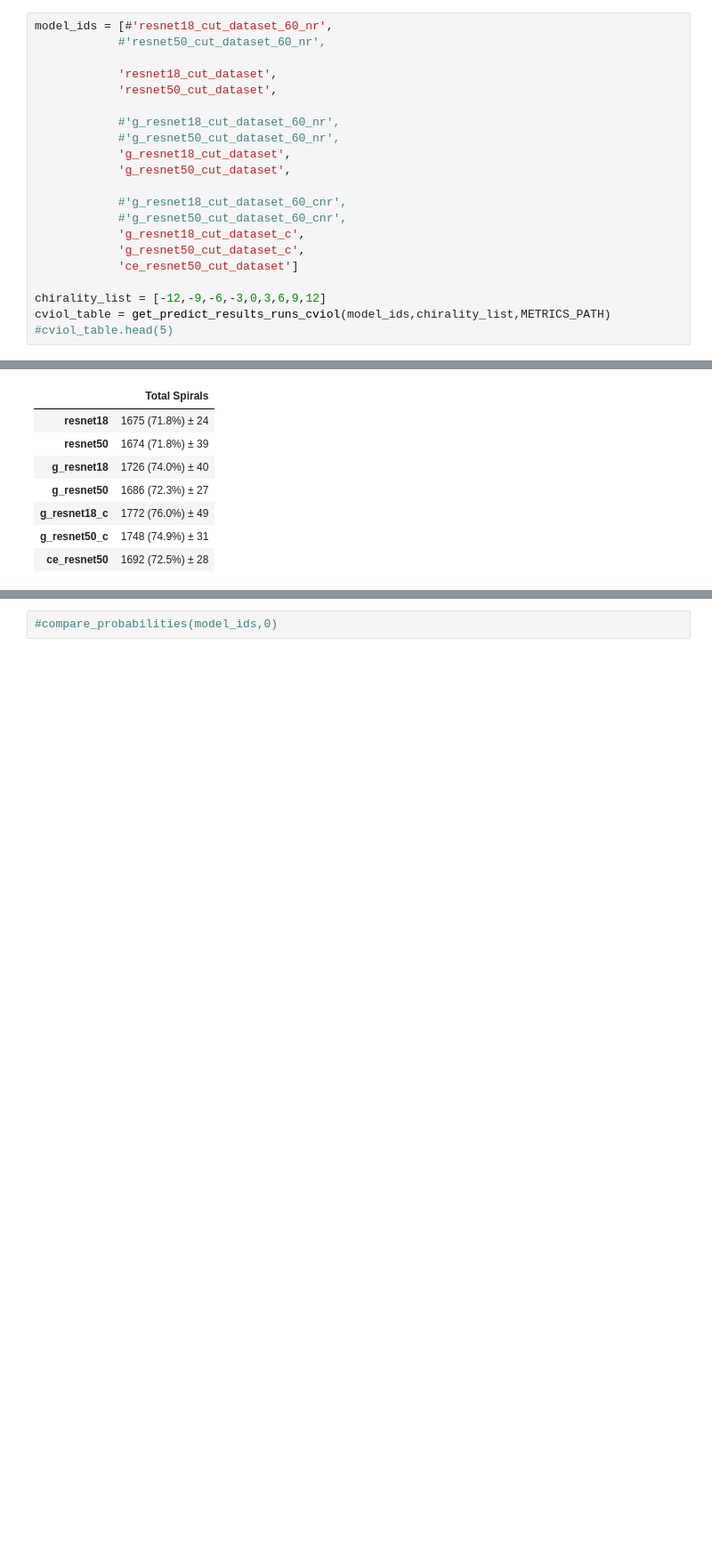
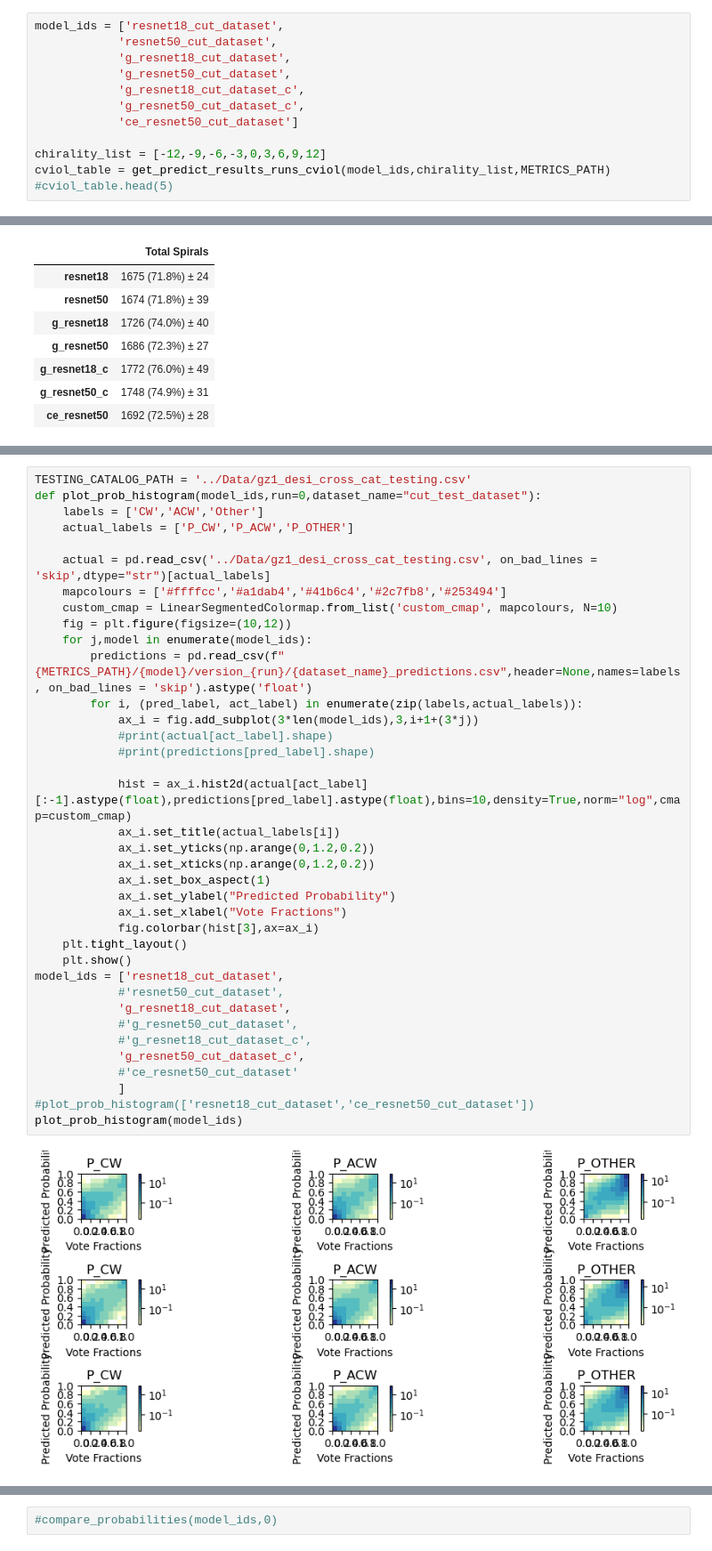
Before and after one commit to neil-power/mphys-galaxy, a Jupyter notebook: Code/model_metrics.ipynb, the cells around one changed output, grey strips where cells are left out. Shown at 89% size. Cells and saved outputs as stored; diff of their text form; blank space fills up the shorter version.

```diff
--- a/Code/model_metrics.ipynb
+++ b/Code/model_metrics.ipynb
@@ -249,19 +233,10 @@ repeat_metrics.head(6)
 # %% [markdown]
 ## Preserving chirality violation of test dataset when predicting
 # %%
-model_ids = [#'resnet18_cut_dataset_60_nr',
-            #'resnet50_cut_dataset_60_nr',
-
-            'resnet18_cut_dataset',
+model_ids = ['resnet18_cut_dataset',
             'resnet50_cut_dataset',
-
-            #'g_resnet18_cut_dataset_60_nr',
-            #'g_resnet50_cut_dataset_60_nr',
             'g_resnet18_cut_dataset',
             'g_resnet50_cut_dataset',
-
-            #'g_resnet18_cut_dataset_60_cnr',
-            #'g_resnet50_cut_dataset_60_cnr',
             'g_resnet18_cut_dataset_c',
             'g_resnet50_cut_dataset_c',
             'ce_resnet50_cut_dataset']
@@ -331,3 +287,42 @@ spiral_counts.head(15)
+# %%
+TESTING_CATALOG_PATH = '../Data/gz1_desi_cross_cat_testing.csv'
+def plot_prob_histogram(model_ids,run=0,dataset_name="cut_test_dataset"):
+    labels = ['CW','ACW','Other']
+    actual_labels = ['P_CW','P_ACW','P_OTHER']
+
+    actual = pd.read_csv('../Data/gz1_desi_cross_cat_testing.csv', on_bad_lines = 'skip',dtype="str")[actual_labels]
+    mapcolours = ['#ffffcc','#a1dab4','#41b6c4','#2c7fb8','#253494']
+    custom_cmap = LinearSegmentedColormap.from_list('custom_cmap', mapcolours, N=10)
+    fig = plt.figure(figsize=(10,12))
+    for j,model in enumerate(model_ids):
+        predictions = pd.read_csv(f"{METRICS_PATH}/{model}/version_{run}/{dataset_name}_predictions.csv",header=None,names=labels, on_bad_lines = 'skip').astype('float')
+        for i, (pred_label, act_label) in enumerate(zip(labels,actual_labels)):
+            ax_i = fig.add_subplot(3*len(model_ids),3,i+1+(3*j))
+            #print(actual[act_label].shape)
+            #print(predictions[pred_label].shape)
+
+            hist = ax_i.hist2d(actual[act_label][:-1].astype(float),predictions[pred_label].astype(float),bins=10,density=True,norm="log",cmap=custom_cmap)
+            ax_i.set_title(actual_labels[i])
+            ax_i.set_yticks(np.arange(0,1.2,0.2))
+            ax_i.set_xticks(np.arange(0,1.2,0.2))
+            ax_i.set_box_aspect(1)
+            ax_i.set_ylabel("Predicted Probability")
+            ax_i.set_xlabel("Vote Fractions")
+            fig.colorbar(hist[3],ax=ax_i)
+    plt.tight_layout()
+    plt.show()
+model_ids = ['resnet18_cut_dataset',
+            #'resnet50_cut_dataset',
+            'g_resnet18_cut_dataset',
+            #'g_resnet50_cut_dataset',
+            #'g_resnet18_cut_dataset_c',
+            'g_resnet50_cut_dataset_c',
+            #'ce_resnet50_cut_dataset'
+            ]
+#plot_prob_histogram(['resnet18_cut_dataset','ce_resnet50_cut_dataset'])
+plot_prob_histogram(model_ids)
+# %% [output]
+[figure, added]
 # %%
 def plot_vote_fractions(cat,title):
     labels = ["CW","ACW","Other"]
```
Also changed, not shown: parts of 6 cells of this notebook, 8 other files.
